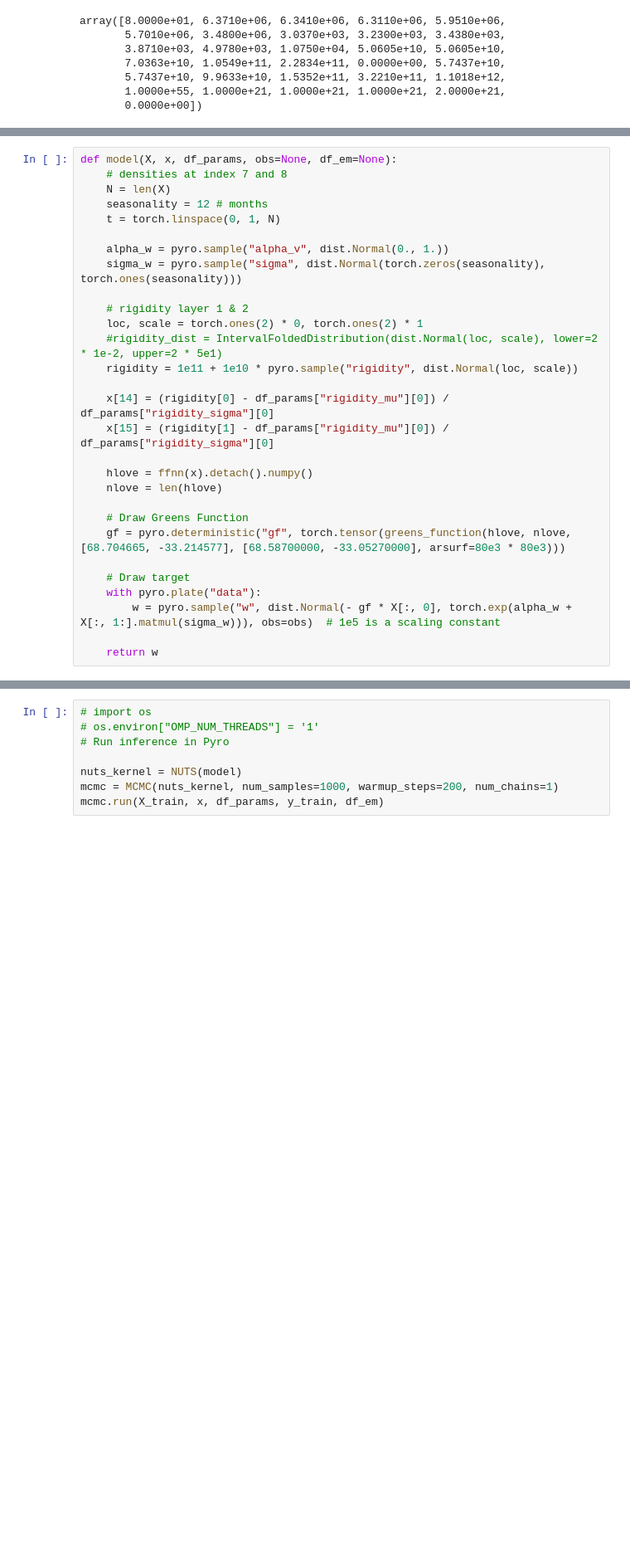
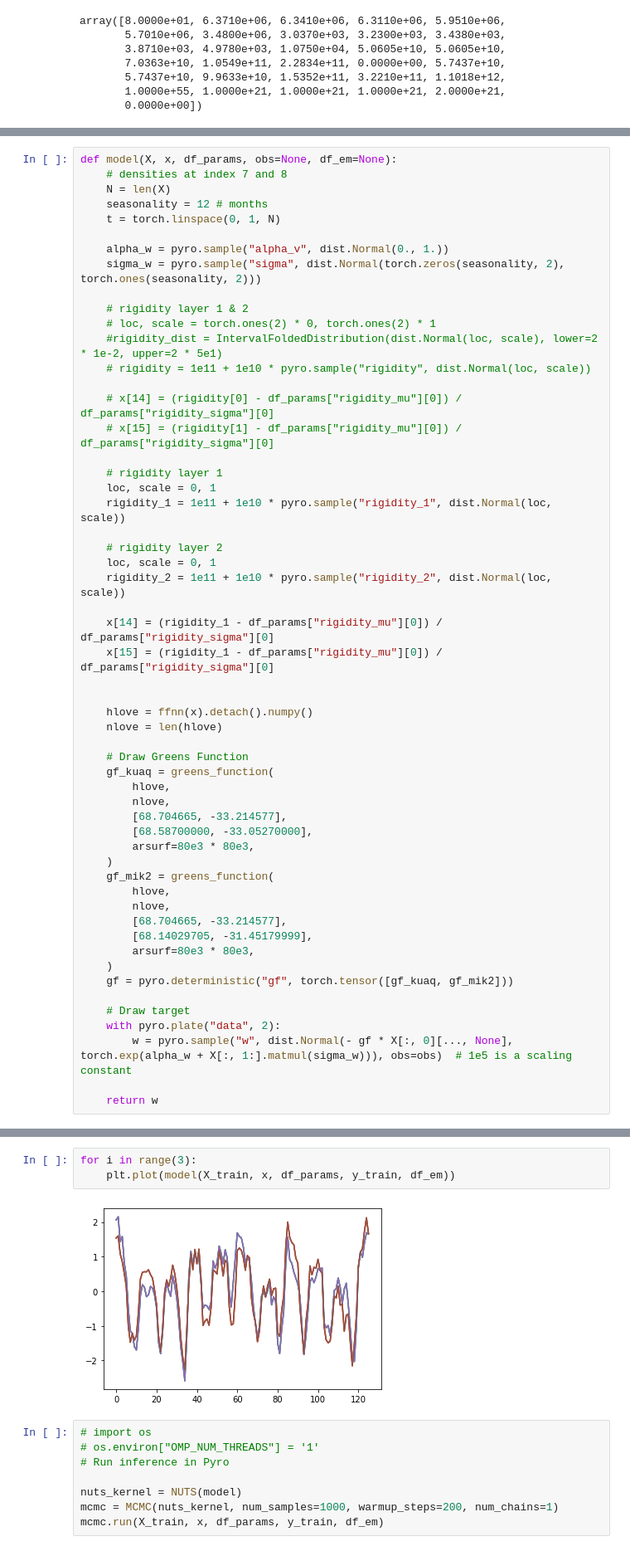
Before and after one commit to eyhl/premis, a Jupyter notebook: notebooks/model_pipeline.ipynb, the cells around one changed output, grey strips where cells are left out. Shown at 83% size. Drawn from its saved outputs; the diff is of its cells as text; blank space fills up the shorter version.

```diff
--- a/notebooks/model_pipeline.ipynb
+++ b/notebooks/model_pipeline.ipynb
@@ -147,24 +159,50 @@ def model(X, x, df_params, obs=None, df_em=None):
     t = torch.linspace(0, 1, N)
 
     alpha_w = pyro.sample("alpha_v", dist.Normal(0., 1.))
-    sigma_w = pyro.sample("sigma", dist.Normal(torch.zeros(seasonality), torch.ones(seasonality)))
+    sigma_w = pyro.sample("sigma", dist.Normal(torch.zeros(seasonality, 2), torch.ones(seasonality, 2)))
 
     # rigidity layer 1 & 2
-    loc, scale = torch.ones(2) * 0, torch.ones(2) * 1
+    # loc, scale = torch.ones(2) * 0, torch.ones(2) * 1
     #rigidity_dist = IntervalFoldedDistribution(dist.Normal(loc, scale), lower=2 * 1e-2, upper=2 * 5e1)
-    rigidity = 1e11 + 1e10 * pyro.sample("rigidity", dist.Normal(loc, scale))
+    # rigidity = 1e11 + 1e10 * pyro.sample("rigidity", dist.Normal(loc, scale))
 
-    x[14] = (rigidity[0] - df_params["rigidity_mu"][0]) / df_params["rigidity_sigma"][0]
-    x[15] = (rigidity[1] - df_params["rigidity_mu"][0]) / df_params["rigidity_sigma"][0]
+    # x[14] = (rigidity[0] - df_params["rigidity_mu"][0]) / df_params["rigidity_sigma"][0]
+    # x[15] = (rigidity[1] - df_params["rigidity_mu"][0]) / df_params["rigidity_sigma"][0]
+
+    # rigidity layer 1
+    loc, scale = 0, 1
+    rigidity_1 = 1e11 + 1e10 * pyro.sample("rigidity_1", dist.Normal(loc, scale))
+
+    # rigidity layer 2
+    loc, scale = 0, 1
+    rigidity_2 = 1e11 + 1e10 * pyro.sample("rigidity_2", dist.Normal(loc, scale))
+
+    x[14] = (rigidity_1 - df_params["rigidity_mu"][0]) / df_params["rigidity_sigma"][0]
+    x[15] = (rigidity_1 - df_params["rigidity_mu"][0]) / df_params["rigidity_sigma"][0]
+
 
     hlove = ffnn(x).detach().numpy()
     nlove = len(hlove)
 
     # Draw Greens Function
-    gf = pyro.deterministic("gf", torch.tensor(greens_function(hlove, nlove, [68.704665, -33.214577], [68.58700000, -33.05270000], arsurf=80e3 * 80e3)))
+    gf_kuaq = greens_function(
+        hlove,
+        nlove,
+        [68.704665, -33.214577],
+        [68.58700000, -33.05270000],
+        arsurf=80e3 * 80e3,
+    )
+    gf_mik2 = greens_function(
+        hlove,
+        nlove,
+        [68.704665, -33.214577],
+        [68.14029705, -31.45179999],
+        arsurf=80e3 * 80e3,
+    )
+    gf = pyro.deterministic("gf", torch.tensor([gf_kuaq, gf_mik2]))
 
     # Draw target
-    with pyro.plate("data"):
-        w = pyro.sample("w", dist.Normal(- gf * X[:, 0], torch.exp(alpha_w + X[:, 1:].matmul(sigma_w))), obs=obs)  # 1e5 is a scaling constant
+    with pyro.plate("data", 2):
+        w = pyro.sample("w", dist.Normal(- gf * X[:, 0][..., None], torch.exp(alpha_w + X[:, 1:].matmul(sigma_w))), obs=obs)  # 1e5 is a scaling constant
 
     return w
@@ -171,3 +229,8 @@ def model(X, x, df_params, obs=None, df_em=None):
+# %%
+for i in range(3):
+    plt.plot(model(X_train, x, df_params, y_train, df_em))
+# %% [output]
+[figure, added]
 # %%
 # import os
 # os.environ["OMP_NUM_THREADS"] = '1'
```
Also changed, not shown: parts of 11 cells of this notebook, 1 other file.
